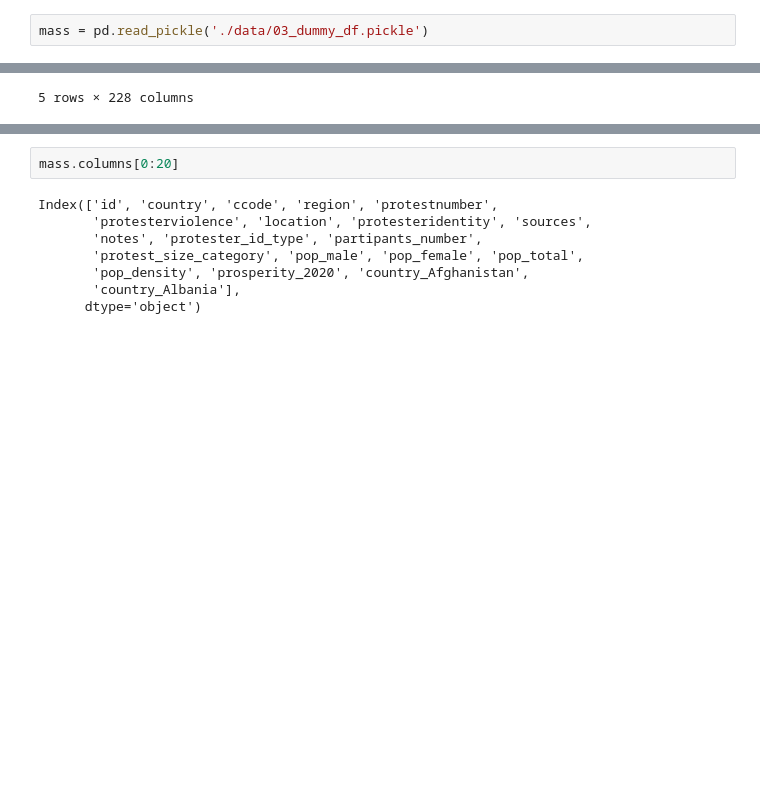
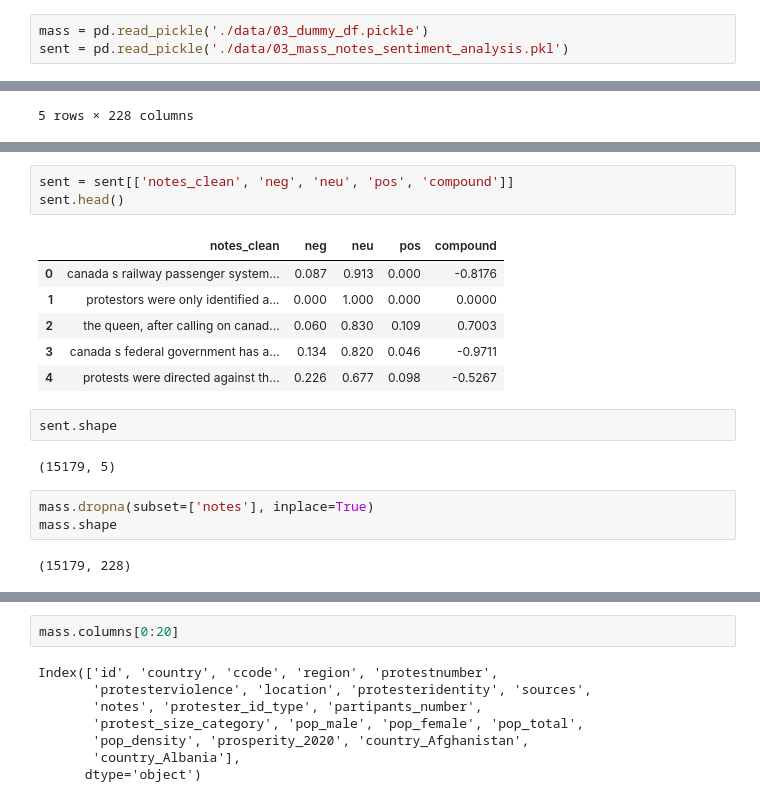
Before and after one commit to EmFib/Mass-Protests, a Jupyter notebook: Hayden Modeling.ipynb, the cells around one changed output, grey strips where cells are left out. Cells and saved outputs as stored; diff of their text form; blank space fills up the shorter version.

Commit message:
concating master df with sentiment analysis df

```diff
--- a/Hayden Modeling.ipynb
+++ b/Hayden Modeling.ipynb
@@ -16,6 +19,7 @@ from tensorflow.keras.models import Sequential
 from tensorflow.keras.layers import Dense, Dropout, Flatten, Conv2D, MaxPooling2D
 # %%
 mass = pd.read_pickle('./data/03_dummy_df.pickle')
+sent = pd.read_pickle('./data/03_mass_notes_sentiment_analysis.pkl')
 # %%
 mass.head()
 # %% [output]
@@ -28,0 +47,19 @@ mass.head()
+# %%
+sent = sent[['notes_clean', 'neg', 'neu', 'pos', 'compound']]
+sent.head()
+# %% [output]
+|  | notes_clean | neg | neu | pos | compound |
+| 0 | canada s railway passenger system... | 0.087 | 0.913 | 0.000 | -0.8176 |
+| 1 | protestors were only identified a... | 0.000 | 1.000 | 0.000 | 0.0000 |
+| 2 | the queen, after calling on canad... | 0.060 | 0.830 | 0.109 | 0.7003 |
+| 3 | canada s federal government has a... | 0.134 | 0.820 | 0.046 | -0.9711 |
+| 4 | protests were directed against th... | 0.226 | 0.677 | 0.098 | -0.5267 |
+# %%
+sent.shape
+# %% [output]
+(15179, 5)
+# %%
+mass.dropna(subset=['notes'], inplace=True)
+mass.shape
+# %% [output]
+(15179, 228)
```
Also changed, not shown: parts of 21 cells of this notebook, 1 other file.
